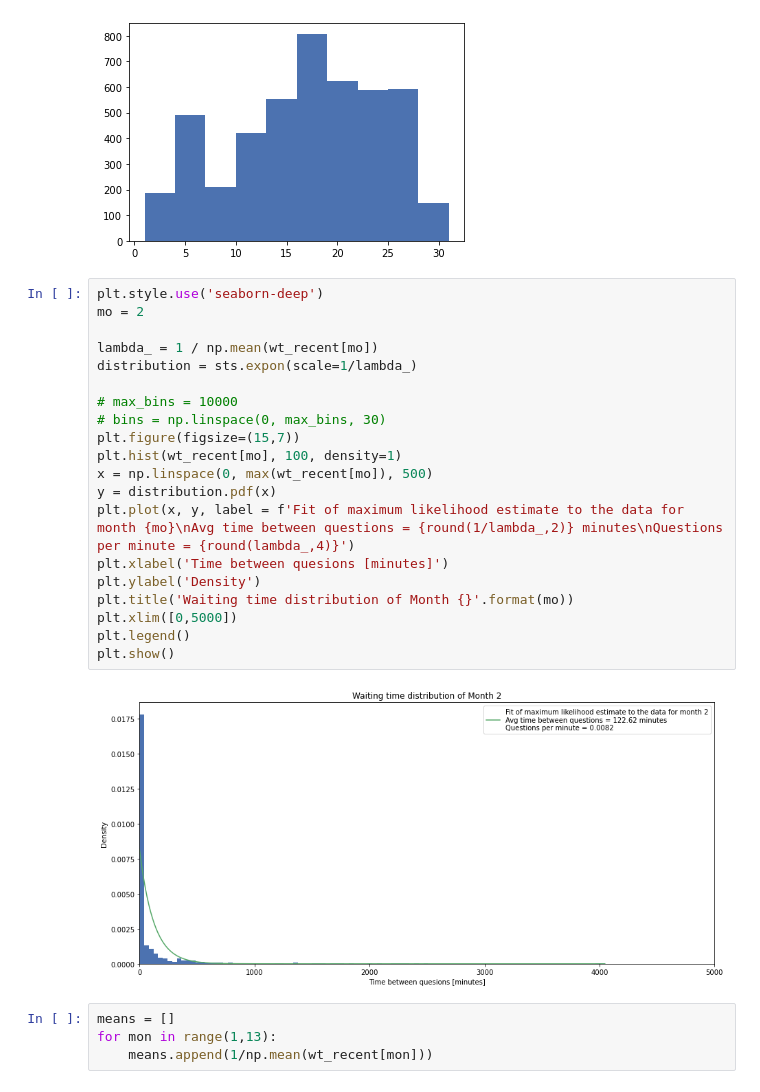
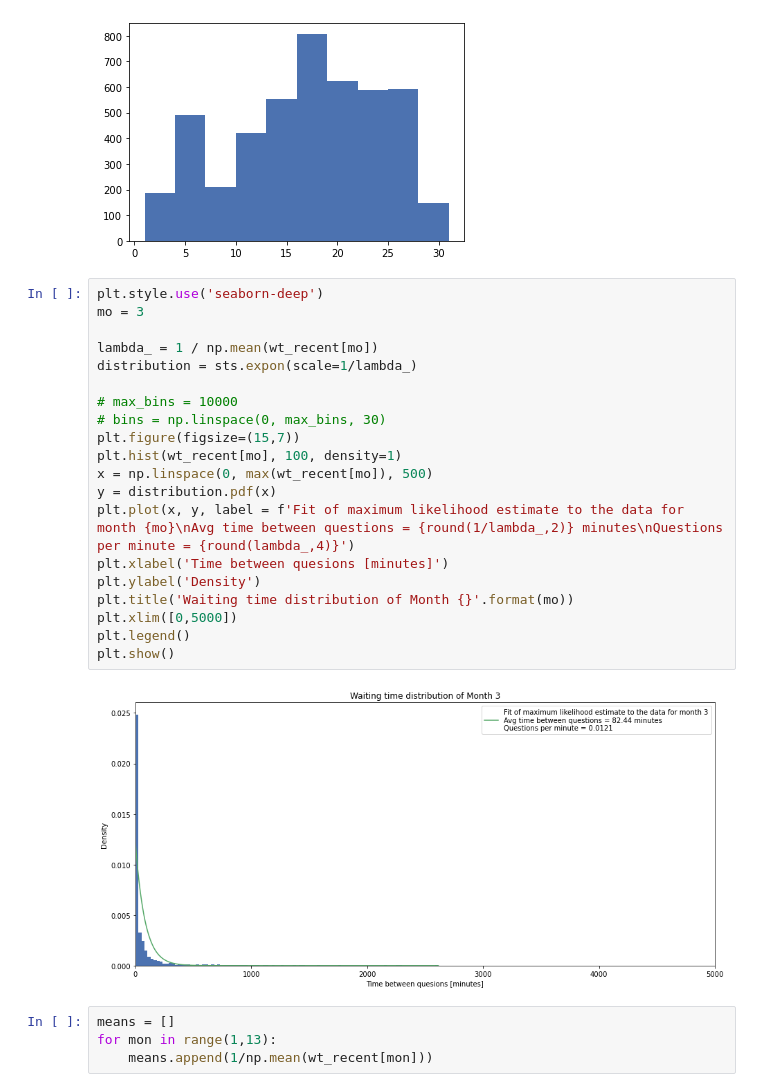
Before and after one commit to jccf12/career_village_challenge, a Jupyter notebook: Testing_Environment.ipynb, the cells around one changed output. Drawn from its saved outputs; the diff is of its cells as text.

```diff
--- a/Testing_Environment.ipynb
+++ b/Testing_Environment.ipynb
@@ -178,26 +178,26 @@ plt.hist(month_timestamps_days)
 [figure]
 # %%
 plt.style.use('seaborn-deep')
-mo = 2
+mo = 3
 
 lambda_ = 1 / np.mean(wt_recent[mo])
 distribution = sts.expon(scale=1/lambda_)
 
 # max_bins = 10000
 # bins = np.linspace(0, max_bins, 30)
 plt.figure(figsize=(15,7))
 plt.hist(wt_recent[mo], 100, density=1)
 x = np.linspace(0, max(wt_recent[mo]), 500)
 y = distribution.pdf(x)
 plt.plot(x, y, label = f'Fit of maximum likelihood estimate to the data for month {mo}\nAvg time between questions = {round(1/lambda_,2)} minutes\nQuestions per minute = {round(lambda_,4)}')
 plt.xlabel('Time between quesions [minutes]')
 plt.ylabel('Density')
 plt.title('Waiting time distribution of Month {}'.format(mo))
 plt.xlim([0,5000])
 plt.legend()
 plt.show()
 # %% [output]
-[figure, old version]
+[figure, new version]
 # %%
 means = []
 for mon in range(1,13):
```
